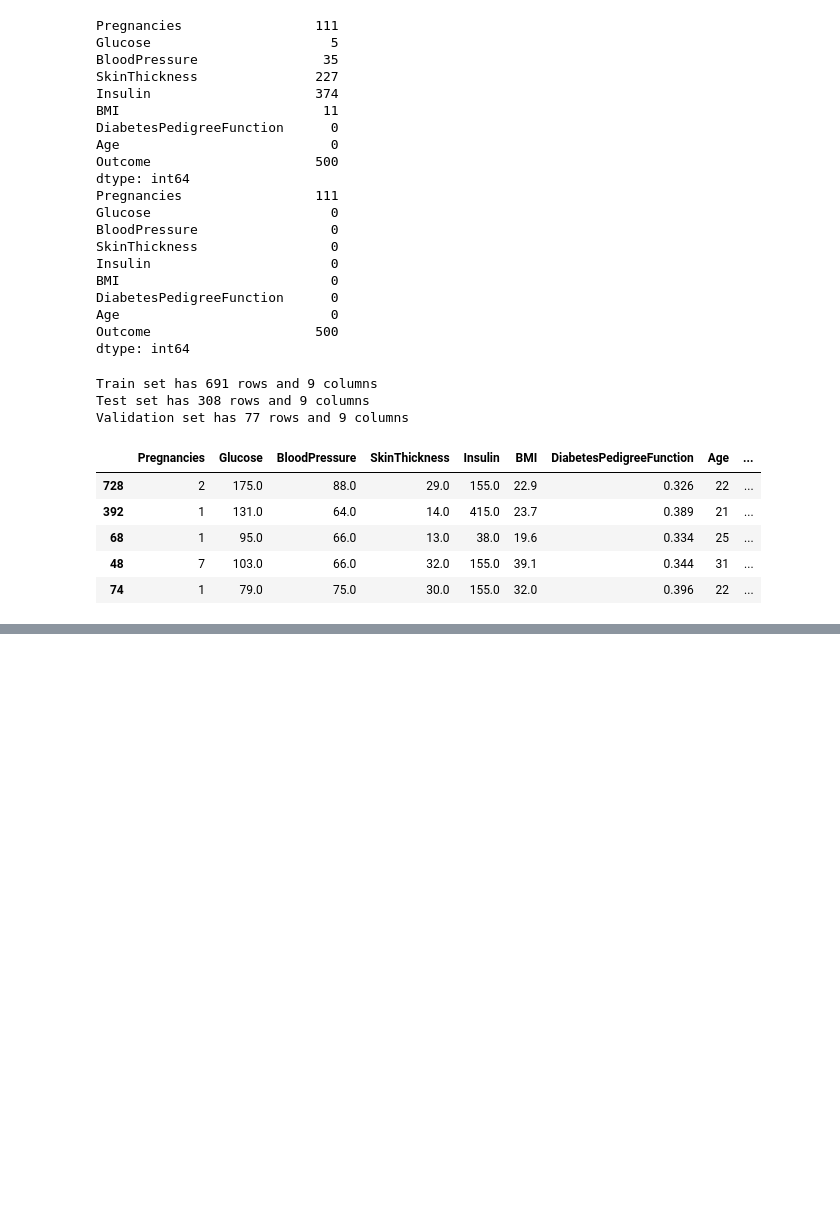
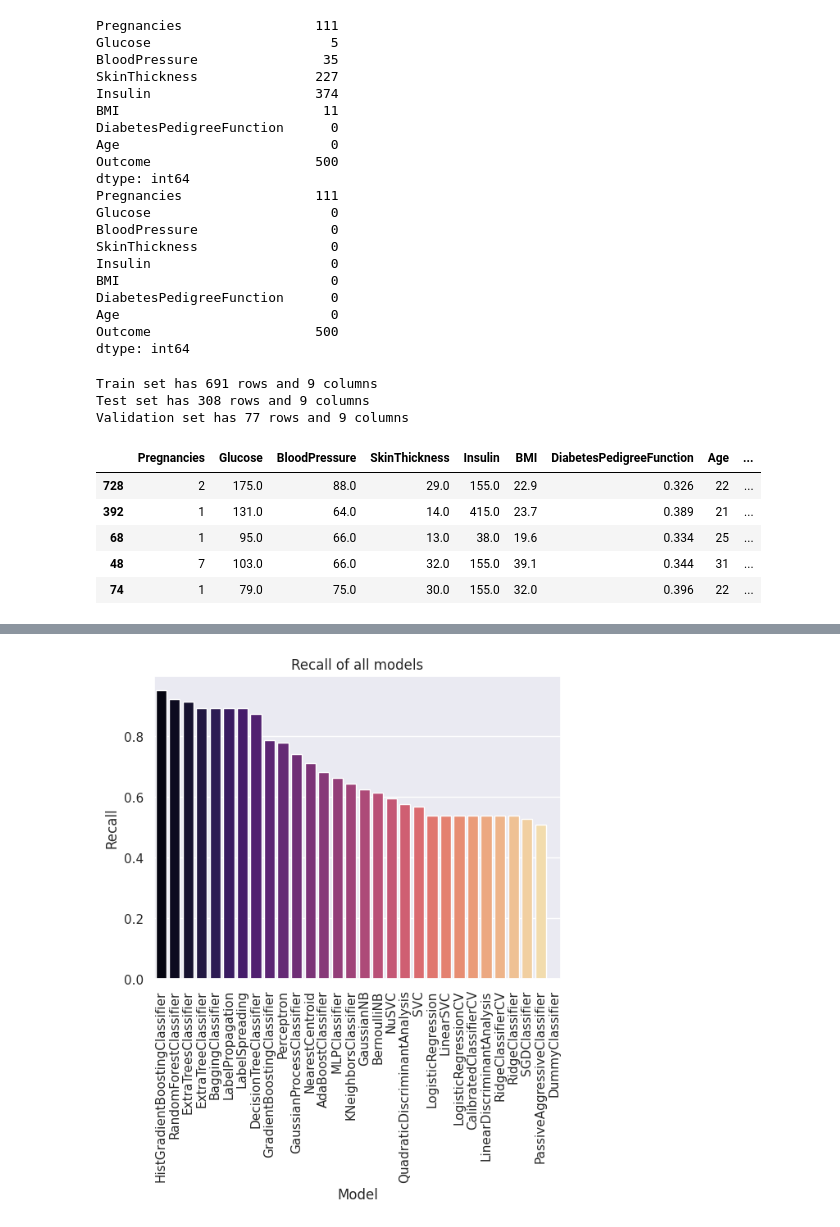
Before and after one commit to jaywyawhare/Diabetes-Prediction, a Jupyter notebook: notebook/Notebook-1.ipynb, the cells around one changed output, grey strips where cells are left out. Cells and saved outputs as stored; diff of their text form; code cells hidden in the pictures; blank space fills up the shorter version.

```diff
--- a/notebook/Notebook-1.ipynb
+++ b/notebook/Notebook-1.ipynb
@@ -138,0 +184,4 @@ Validation score: 0.6623376623376623
+# %%
+plot('Recall')
+# %% [output]
+[figure, added]
```
Also changed, not shown: parts of 12 cells of this notebook.
